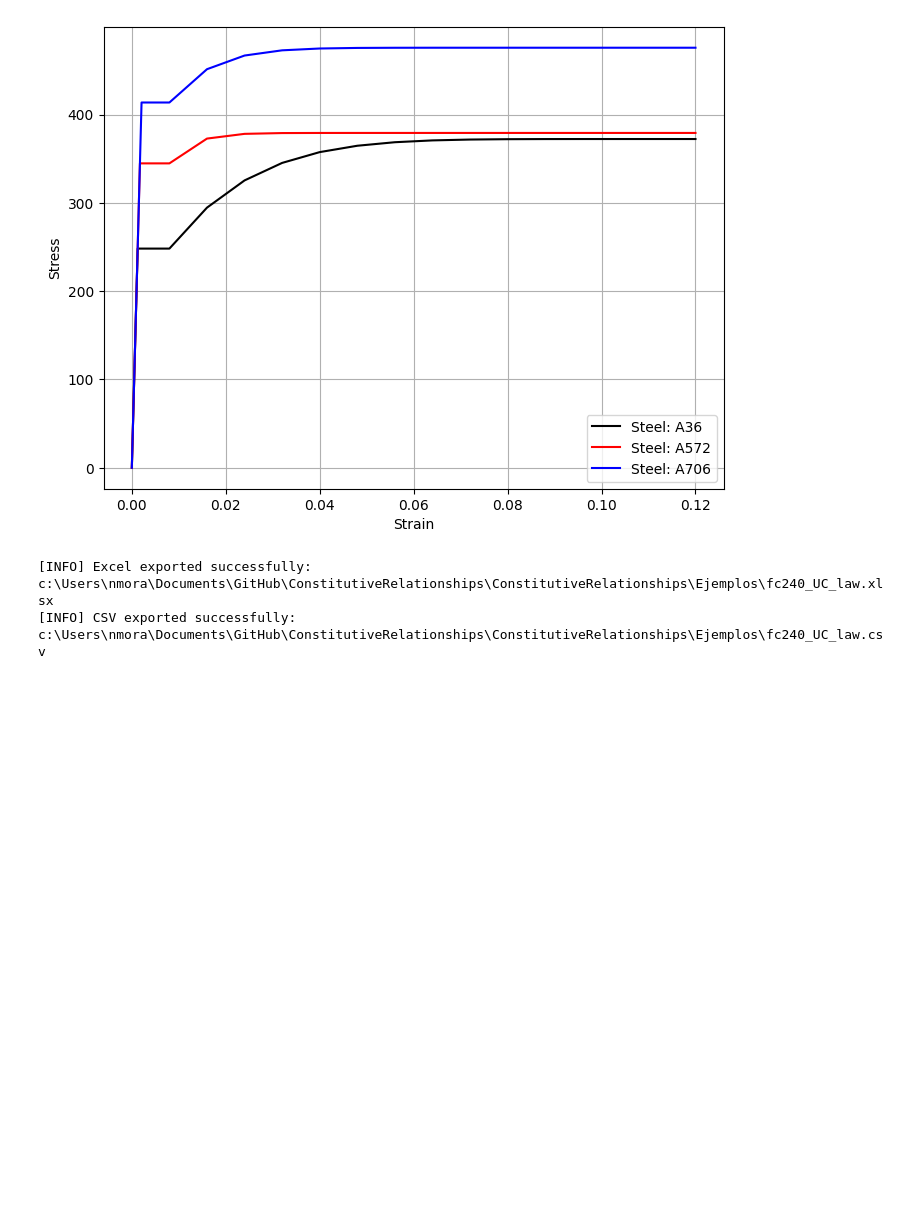
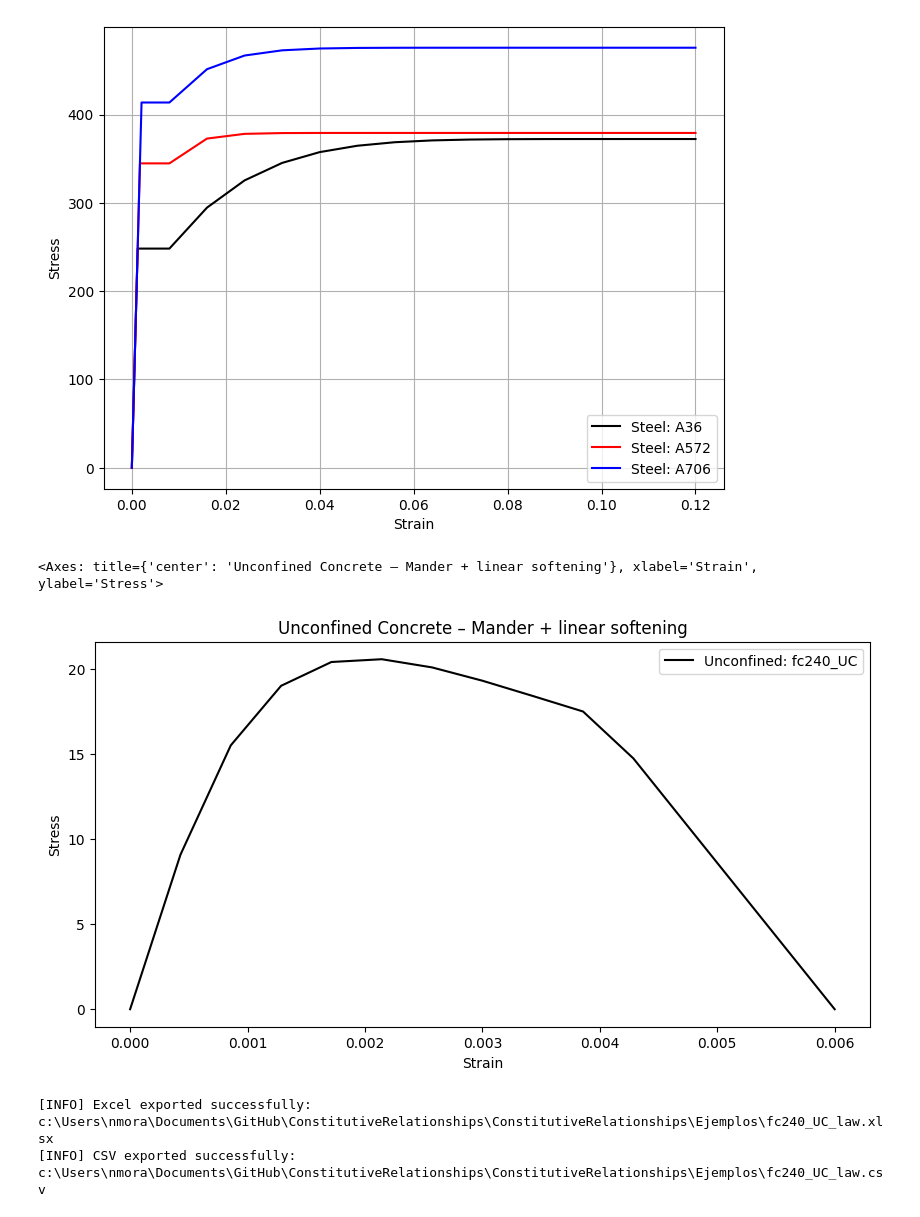
Before and after one commit to nmorabowen/ConstitutiveRelationships, a Jupyter notebook: ConstitutiveRelationships/Ejemplos/libraryExample.ipynb, the cells around one changed output. Cells and saved outputs as stored; diff of their text form; code cells hidden in the pictures; blank space fills up the shorter version.

```diff
--- a/ConstitutiveRelationships/Ejemplos/libraryExample.ipynb
+++ b/ConstitutiveRelationships/Ejemplos/libraryExample.ipynb
@@ -32,6 +32,16 @@ A706.plot(ax=ax, color='b')
 # %% [output]
 <Axes: xlabel='Strain', ylabel='Stress'>
 [figure]
+# %%
+fc210_UC=CR.UniaxialUnconfinedConcrete(
+    name='fc240_UC',
+    fco=210*kgf/cm**2
+)
+
+fc210_UC.plot()
+# %% [output]
+<Axes: title={'center': 'Unconfined Concrete – Mander + linear softening'}, xlabel='Strain', ylabel='Stress'>
+[figure, added]
 # %%
 fc240_UC=CR.UniaxialUnconfinedConcrete(
     name='fc240_UC',
```
Also changed, not shown: parts of 1 cell of this notebook.
